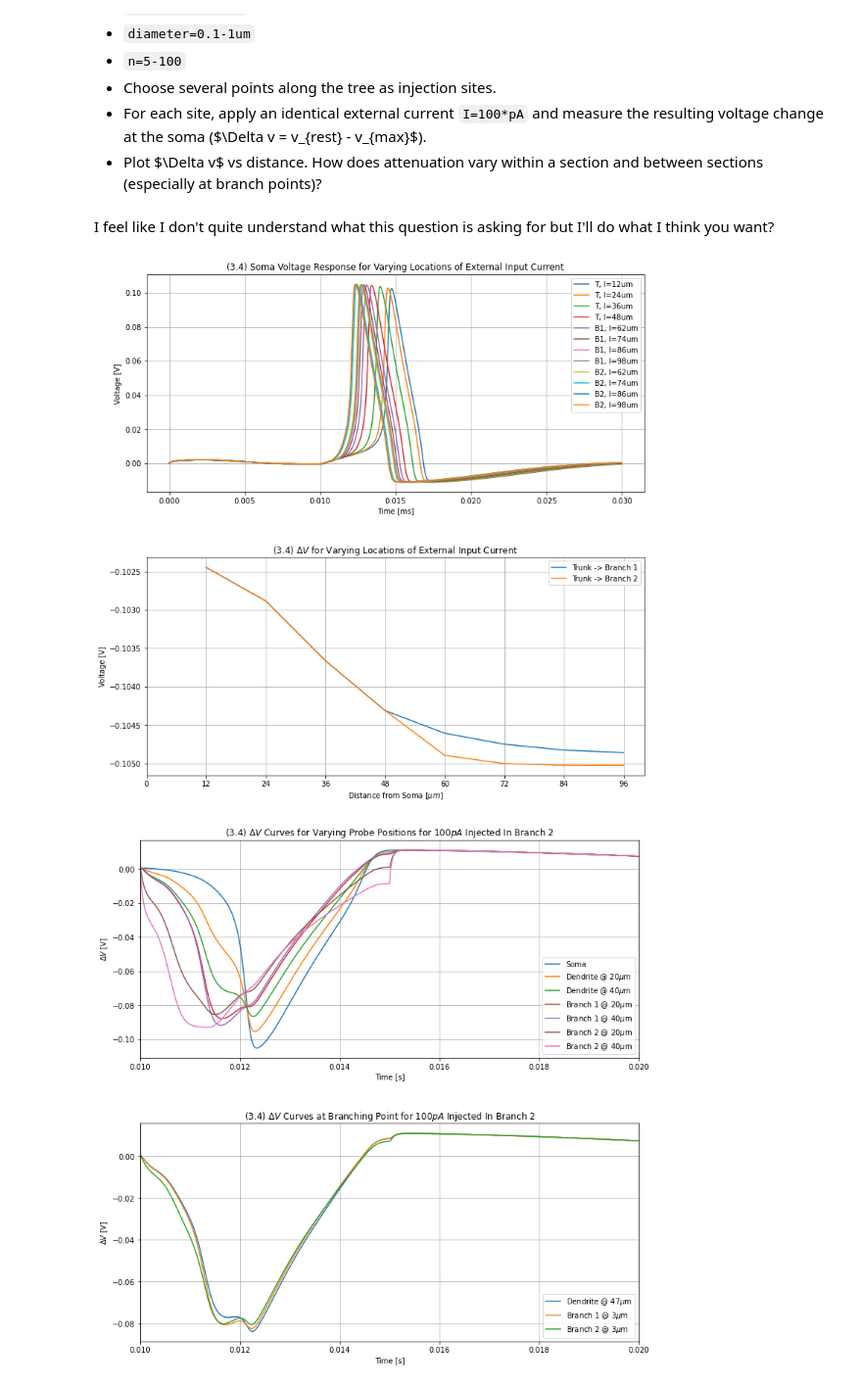
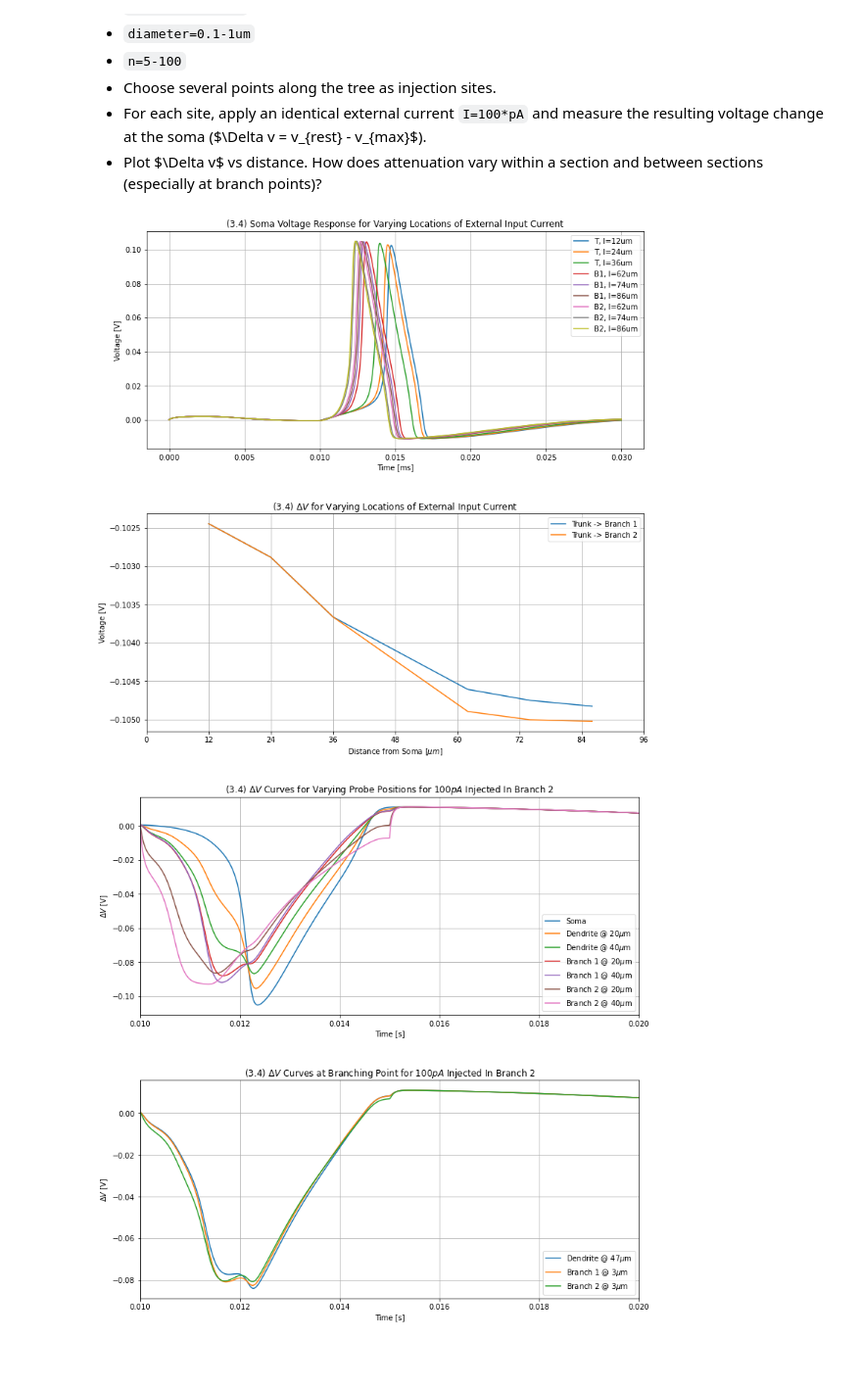
Before and after one commit to borealis31/SYDE552, a Jupyter notebook: Assignment 1/syde552-assignment1.ipynb, the cells around one changed output. Shown at 98% size. Saved outputs shown, nothing was run; the diff lists cells and outputs as text; code cells hidden in the pictures; blank space fills up the shorter version.

````diff
--- a/Assignment 1/syde552-assignment1.ipynb
+++ b/Assignment 1/syde552-assignment1.ipynb
@@ -756,8 +756,6 @@ pl2.legend(loc='lower right')
 - Choose several points along the tree as injection sites.
 - For each site, apply an identical external current ```I=100*pA``` and measure the resulting voltage change at the soma ($\Delta v = v_{rest} - v_{max}$).
 - Plot $\Delta v$ vs distance. How does attenuation vary within a section and between sections (especially at branch points)?
-# %% [markdown]
-I feel like I don't quite understand what this question is asking for but I'll do what I think you want?
 # %%
 start_scope()
 
@@ -809,7 +807,7 @@ v_traces = []
 v_labels = []
 
 # Trunk:
-for t_dist in [12, 24, 36, 48]:
+for t_dist in [12, 24, 36]:
     restore('var dist init')
     run(10*ms)
     neuron.I[soma.dendrite[t_dist*um]] = 100*pA
@@ -820,7 +818,7 @@ for t_dist in [12, 24, 36, 48]:
     v_labels.append(f"T, l={t_dist}um")
 
 # Branch 1:
-for b1_dist in [12, 24, 36, 48]:
+for b1_dist in [12, 24, 36]:
     restore('var dist init')
     run(10*ms)
     neuron.I[soma.dendrite.b1[b1_dist*um]] = 100*pA
@@ -830,38 +828,38 @@ for b1_dist in [12, 24, 36, 48]:
     v_traces.append(v_neuron[soma].v)
     v_labels.append(f"B1, l={b1_dist + 50}um")
 
 # Branch 2:
-for b2_dist in [12, 24, 36, 48]:
+for b2_dist in [12, 24, 36]:
     restore('var dist init')
     run(10*ms)
     neuron.I[soma.dendrite.b2[b2_dist*um]] = 100*pA
     run(5*ms)
     neuron.I = 0*pA
     run(15*ms)
     v_traces.append(v_neuron[soma].v)
     v_labels.append(f"B2, l={b2_dist + 50}um")
 
 
 for plt_idx in range(len(v_traces)):
     pl1.plot(v_neuron.t, v_traces[plt_idx],label=v_labels[plt_idx])
 
 pl1.set(title='(3.4) Soma Voltage Response for Varying Locations of External Input Current',xlabel='Time [ms]',ylabel='Voltage [V]')
 pl1.legend()
 pl1.grid()
 
 v_max = np.squeeze(np.array(np.max(np.matrix(v_traces),1)))
 
-b1_maxes = v_max[0:8]
-b2_maxes = np.concatenate((v_max[0:4], v_max[8:]))
+b1_maxes = v_max[0:6]
+b2_maxes = np.concatenate((v_max[0:3], v_max[6:]))
 
-dists = [12, 24, 36, 48, 60, 72, 84, 96]
+dists = [12, 24, 36, 62, 74, 86]
 pl2.plot(dists,-b1_maxes,label="Trunk -> Branch 1")
 pl2.plot(dists,-b2_maxes,label="Trunk -> Branch 2")
 pl2.set(title='(3.4) $\Delta V$ for Varying Locations of External Input Current',xlabel='Distance from Soma [$\mu m$]',ylabel='Voltage [V]',xticks=np.arange(0,100,12))
 pl2.legend()
 pl2.grid()
 # %% [output]
-[figure, old version]
+[figure, new version]
 # %%
 fig, (pl1,pl2) = plt.subplots(2,1)
 fig.subplots_adjust(top=2.5,right=1.7,wspace=0.3,hspace=0.3)
````
Also changed, not shown: parts of 2 cells of this notebook, 12 other files.
